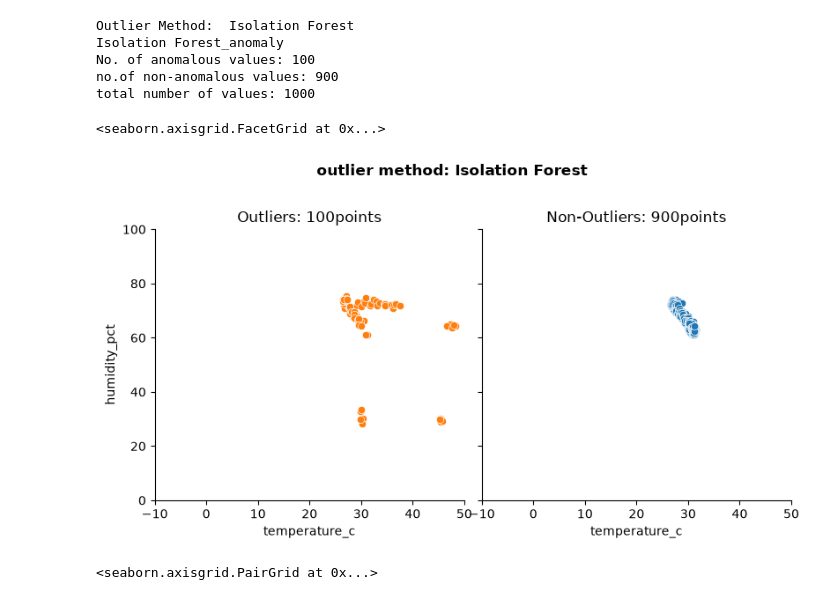
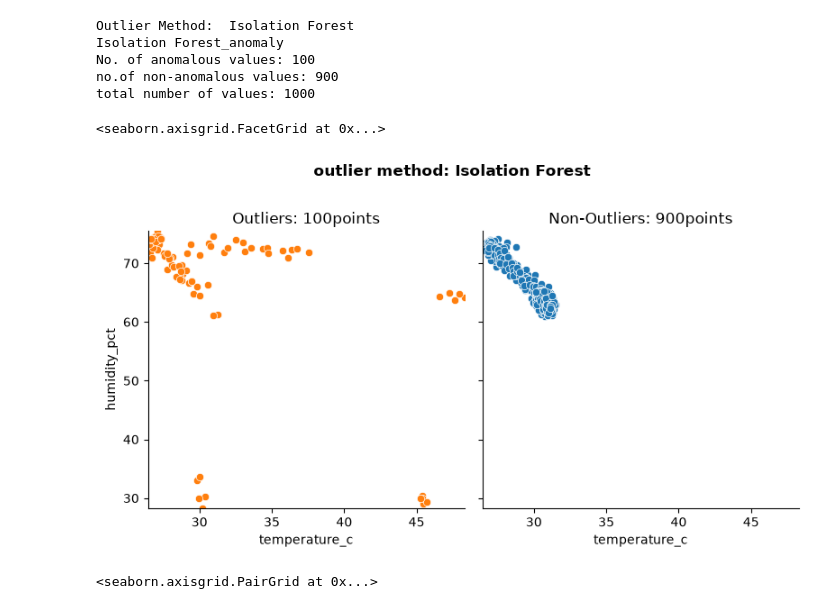
Before and after one commit to Deepanki-sketch/python-basics, a Jupyter notebook: scikit-learn/Isolation_forest.ipynb, the cells around one changed output. Cells and saved outputs as stored; diff of their text form; code cells hidden in the pictures.

```diff
--- a/scikit-learn/Isolation_forest.ipynb
+++ b/scikit-learn/Isolation_forest.ipynb
@@ -52,15 +43,15 @@ def outlier_plot(data,outlier_method_name,x_var,y_var,xaxis_limits =[0,1],yaxis_
     axes[1].set_title(f"Non-Outliers: {len(data[data['anomaly']==1])}points")
     return g
 # %%
-outlier_plot(df,"Isolation Forest","temperature_c","humidity_pct",[-10,50],[0,100])
+outlier_plot(df,"Isolation Forest","temperature_c","humidity_pct",[26.44586489173849,48.31487933637854],[28.276801231091905,75.4789281497209])
 # %% [output]
 Outlier Method:  Isolation Forest
 Isolation Forest_anomaly
 No. of anomalous values: 100
 no.of non-anomalous values: 900
 total number of values: 1000
 <seaborn.axisgrid.FacetGrid at 0x...>
-[figure, old version]
+[figure, new version]
 # %%
 palette = ['#ff7f0e','#1f77b4']
 sns.pairplot(df, vars = anomaly_inputs, hue = 'anomaly', palette = palette)
```
Also changed, not shown: parts of 1 cell of this notebook.
